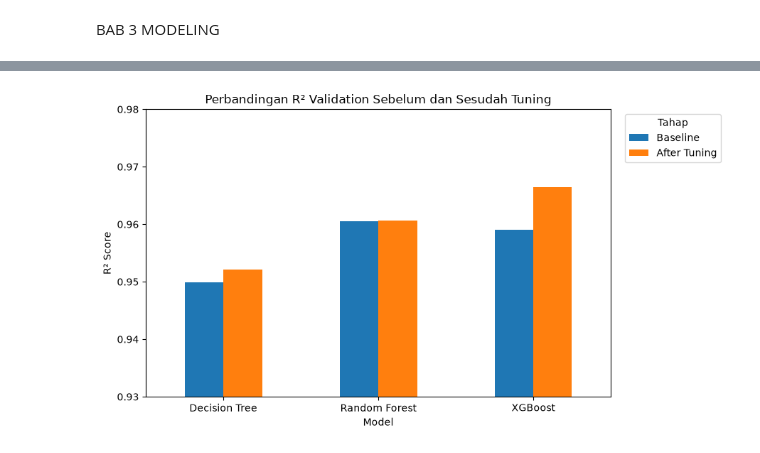
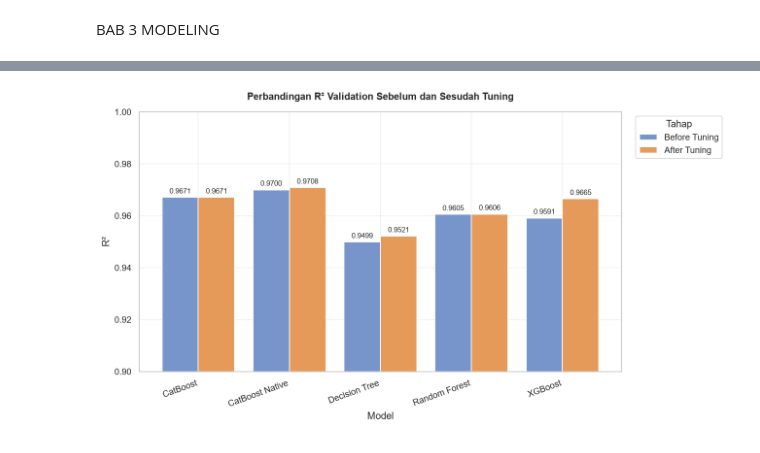
Before and after one commit to Stevienn/Tugas-ASG-1-Code, a Jupyter notebook: CabFarePrediction.ipynb, the cells around one changed output, grey strips where cells are left out. Drawn from its saved outputs; the diff is of its cells as text; code cells hidden in the pictures.

```diff
--- a/CabFarePrediction.ipynb
+++ b/CabFarePrediction.ipynb
@@ -596 +820,19 @@ Random Forest                       {'n_estimators': 300, 'min_samples_leaf': 2,
+# %%
+tuned_native_results = []
+
+for split_name, X_data, y_data in [
+    ("Training", X_cat_train, y_cat_train),
+    ("Validation", X_cat_val, y_cat_val)
+]:
+    predictions = catboost_native_tuned.predict(X_data)
+
+    tuned_native_results.append({
+        "Model": "CatBoost Native Tuned",
+        "Dataset": split_name,
+        "MAE": mean_absolute_error(y_data, predictions),
+        "RMSE": np.sqrt(mean_squared_error(y_data, predictions)),
+        "R2": r2_score(y_data, predictions)
+    })
+
+tuned_native_df = pd.DataFrame(tuned_native_results)
 # %%
@@ -671,44 +1113,80 @@ plt.show()
 # %%
-
-import matplotlib.pyplot as plt
-
-# R² validation sebelum tuning
+# Ambil R² validation baseline
 baseline_r2 = (
     baseline_df[baseline_df["Dataset"] == "Validation"]
     [["Model", "R2"]]
-    .rename(columns={"R2": "Baseline"})
+    .copy()
+    .rename(columns={"R2": "Before Tuning"})
 )
 
-# R² validation setelah tuning
+# Ambil R² validation setelah tuning
 tuned_r2 = (
     tuned_df[tuned_df["Dataset"] == "Validation"]
     [["Model", "R2"]]
+    .copy()
     .rename(columns={"R2": "After Tuning"})
 )
 
+# Tambahkan CatBoost Native
+native_baseline_r2 = pd.DataFrame({
+    "Model": ["CatBoost Native"],
+    "Before Tuning": [0.9700]
+})
+
+native_tuned_r2 = pd.DataFrame({
+    "Model": ["CatBoost Native"],
+    "After Tuning": [0.9708]
+})
+
+baseline_r2 = pd.concat(
+    [baseline_r2, native_baseline_r2],
+    ignore_index=True
+)
+
+tuned_r2 = pd.concat(
+    [tuned_r2, native_tuned_r2],
+    ignore_index=True
+)
+
 # Gabungkan hasil
-comparison_r2 = baseline_r2.merge(tuned_r2, on="Model")
-comparison_r2 = comparison_r2.set_index("Model")
+comparison_r2 = baseline_r2.merge(
+    tuned_r2,
+    on="Model",
+    how="outer"
+).set_index("Model")
 
-# Buat grafik
+print("=== PERBANDINGAN R² VALIDATION ===")
+print(comparison_r2.round(4).to_string())
+
+# Visualisasi
 ax = comparison_r2.plot(
     kind="bar",
-    figsize=(9, 5)
+    figsize=(11, 6),
+    color=["#7895CB", "#E59A59"],
+    width=0.8
 )
 
-ax.set_title("Perbandingan R² Validation Sebelum dan Sesudah Tuning")
+ax.set_title(
+    "Perbandingan R² Validation Sebelum dan Sesudah Tuning",
+    fontweight="bold",
+    pad=15
+)
 ax.set_xlabel("Model")
-ax.set_ylabel("R² Score")
-ax.set_ylim(0.93, 0.98)
+ax.set_ylabel("R²")
 
-# Legend di luar grafik agar tidak menutupi bar
+# Rentang sumbu dibuat dekat dengan nilai R² agar perbedaannya terlihat
+ax.set_ylim(0.90, 1.00)
+
+for container in ax.containers:
+    ax.bar_label(container, fmt="%.4f", padding=3, fontsize=9)
+
 ax.legend(
     title="Tahap",
     loc="upper left",
     bbox_to_anchor=(1.02, 1)
 )
 
-plt.xticks(rotation=0)
+plt.xticks(rotation=20, ha="right")
 plt.tight_layout()
 plt.show()
 # %% [output]
@@ -715 +1201 @@ plt.show()
-[figure, old version]
+[figure, new version]
```
Also changed, not shown: parts of 30 cells of this notebook, 16 other files.
